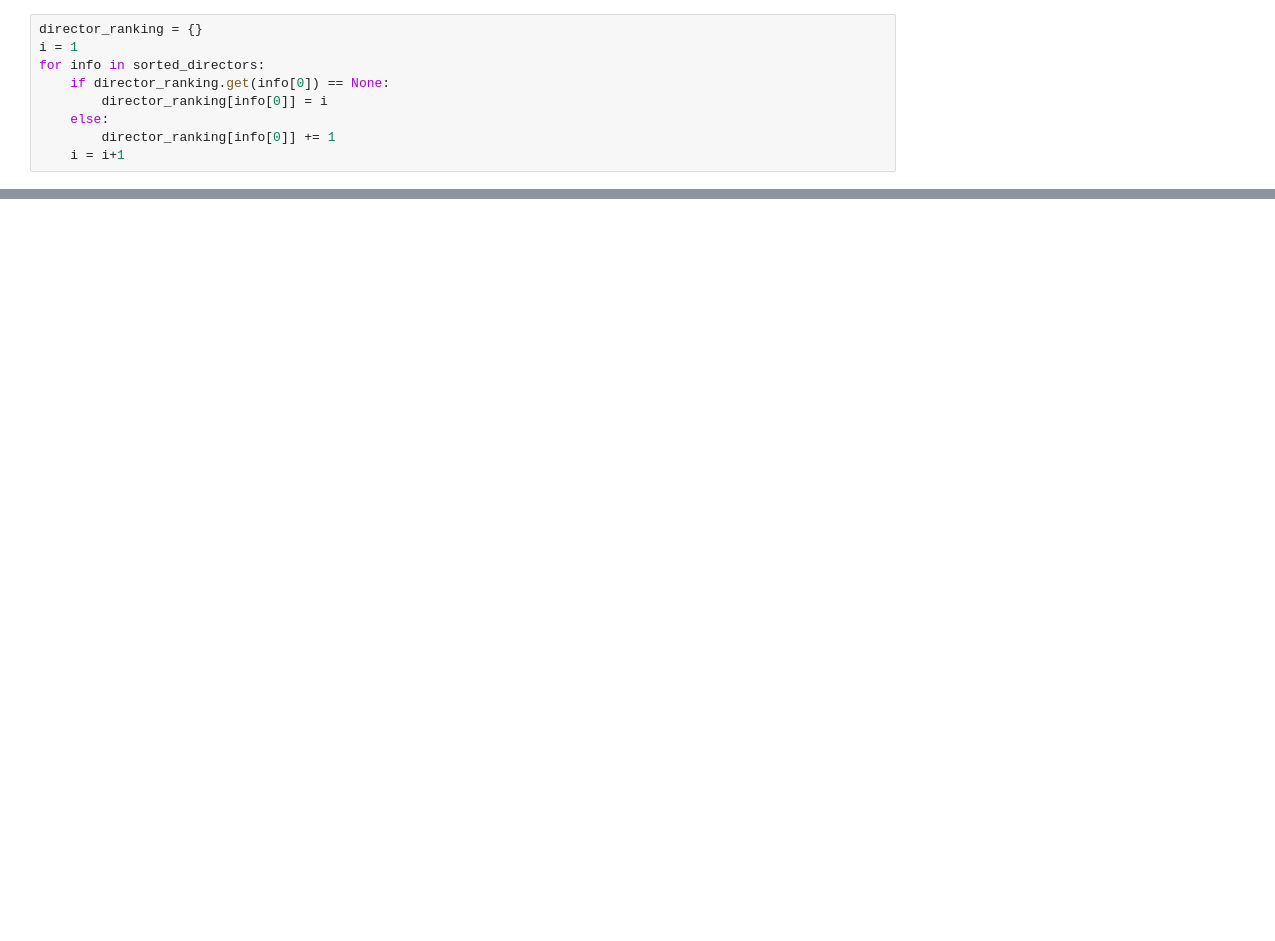
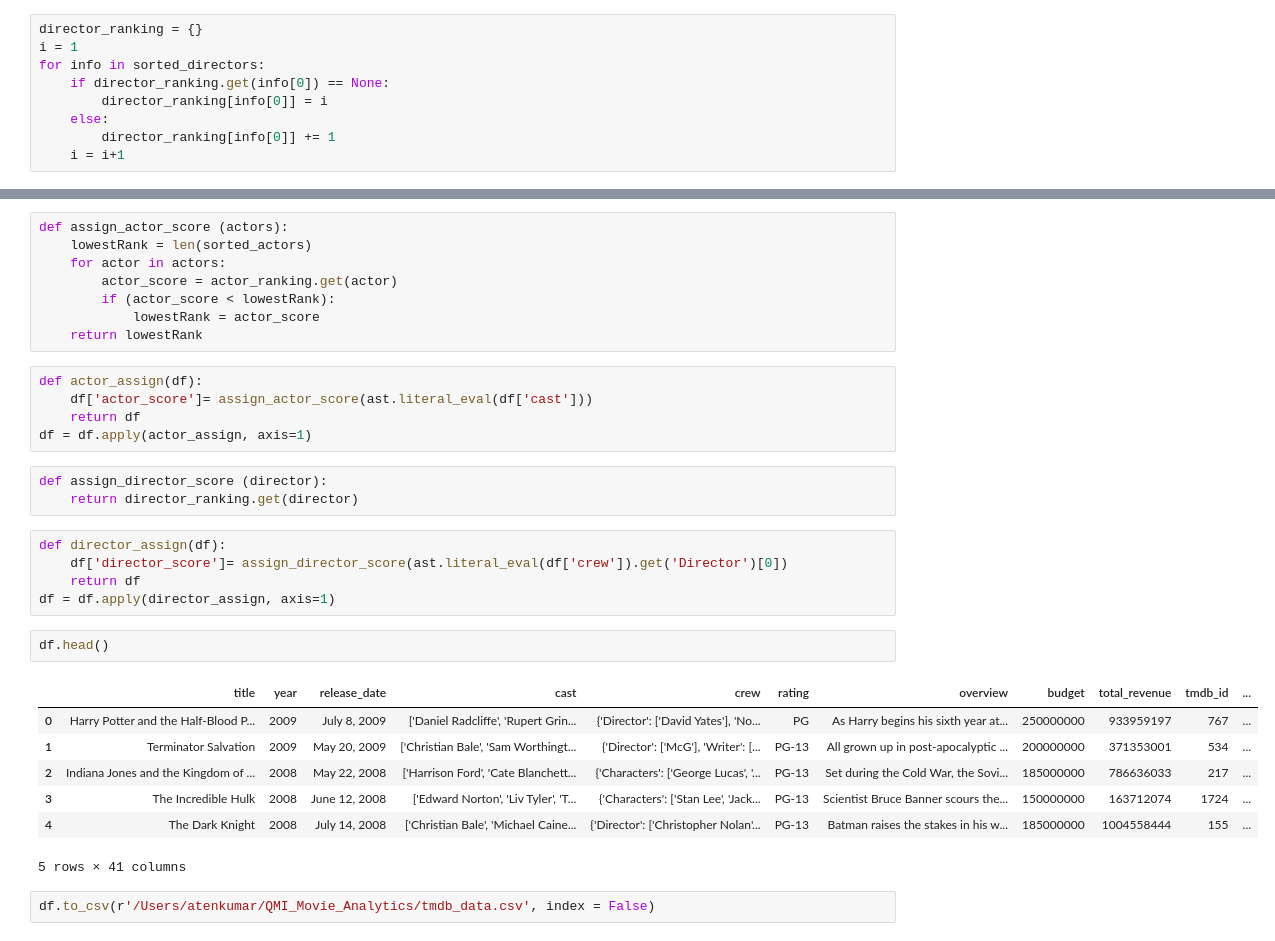
Before and after one commit to rahulramaswamy/QMI_Movie_Analytics, a Jupyter notebook: Actor and Director Classification.ipynb, the cells around one changed output, grey strips where cells are left out. Saved outputs shown, nothing was run; the diff lists cells and outputs as text; blank space fills up the shorter version.

Commit message:
updated new columns

```diff
--- a/Actor and Director Classification.ipynb
+++ b/Actor and Director Classification.ipynb
@@ -194 +205,34 @@ director_ranking
  'Damien Dante Wayans': 526}
+# %%
+def assign_actor_score (actors):
+    lowestRank = len(sorted_actors)
+    for actor in actors:
+        actor_score = actor_ranking.get(actor)
+        if (actor_score < lowestRank):
+            lowestRank = actor_score
+    return lowestRank
+# %%
+def actor_assign(df):
+    df['actor_score']= assign_actor_score(ast.literal_eval(df['cast']))
+    return df
+df = df.apply(actor_assign, axis=1)
+# %%
+def assign_director_score (director):
+    return director_ranking.get(director)
+# %%
+def director_assign(df):
+    df['director_score']= assign_director_score(ast.literal_eval(df['crew']).get('Director')[0])
+    return df
+df = df.apply(director_assign, axis=1)
+# %%
+df.head()
+# %% [output]
+|  | title | year | release_date | cast | crew | rating | overview | budget | total_revenue | tmdb_id | ... |
+| 0 | Harry Potter and the Half-Blood P... | 2009 | July 8, 2009 | ['Daniel Radcliffe', 'Rupert Grin... | {'Director': ['David Yates'], 'No... | PG | As Harry begins his sixth year at... | 250000000 | 933959197 | 767 | ... |
+| 1 | Terminator Salvation | 2009 | May 20, 2009 | ['Christian Bale', 'Sam Worthingt... | {'Director': ['McG'], 'Writer': [... | PG-13 | All grown up in post-apocalyptic ... | 200000000 | 371353001 | 534 | ... |
+| 2 | Indiana Jones and the Kingdom of ... | 2008 | May 22, 2008 | ['Harrison Ford', 'Cate Blanchett... | {'Characters': ['George Lucas', '... | PG-13 | Set during the Cold War, the Sovi... | 185000000 | 786636033 | 217 | ... |
+| 3 | The Incredible Hulk | 2008 | June 12, 2008 | ['Edward Norton', 'Liv Tyler', 'T... | {'Characters': ['Stan Lee', 'Jack... | PG-13 | Scientist Bruce Banner scours the... | 150000000 | 163712074 | 1724 | ... |
+| 4 | The Dark Knight | 2008 | July 14, 2008 | ['Christian Bale', 'Michael Caine... | {'Director': ['Christopher Nolan'... | PG-13 | Batman raises the stakes in his w... | 185000000 | 1004558444 | 155 | ... |
+5 rows × 41 columns
+# %%
+df.to_csv(r'/Users/atenkumar/QMI_Movie_Analytics/tmdb_data.csv', index = False)
```
Also changed, not shown: parts of 12 cells of this notebook, 1 other file.
